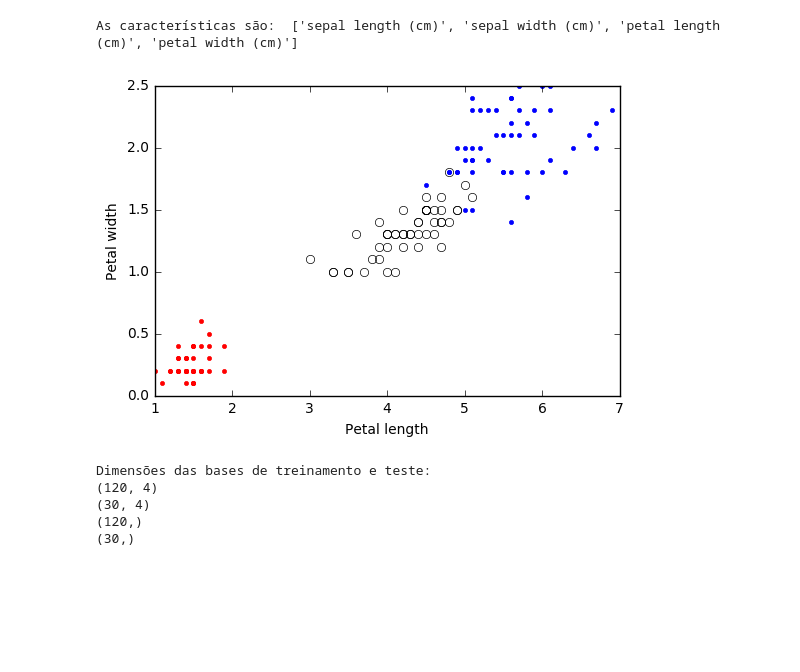
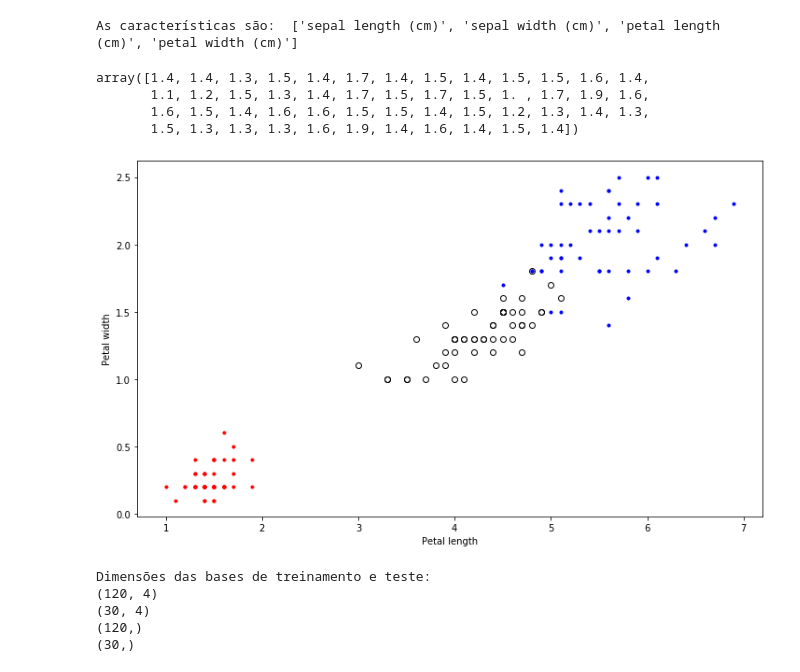
Before and after one commit to cordeirolibel/RPI, a Jupyter notebook: T01/decisionTree-inicial.ipynb, the cells around one changed output. Cells and saved outputs as stored; diff of their text form; code cells hidden in the pictures; blank space fills up the shorter version.

```diff
--- a/T01/decisionTree-inicial.ipynb
+++ b/T01/decisionTree-inicial.ipynb
@@ -31,28 +31,35 @@ y = iris.target #Sepal Length, Sepal Width, Petal Length and Petal Width.
 print("As características são: " , iris.feature_names)
 # %% [output]
 As características são:  ['sepal length (cm)', 'sepal width (cm)', 'petal length (cm)', 'petal width (cm)']
+# %%
+X[y==0][:,2]
+# %% [output]
+array([1.4, 1.4, 1.3, 1.5, 1.4, 1.7, 1.4, 1.5, 1.4, 1.5, 1.5, 1.6, 1.4,
+       1.1, 1.2, 1.5, 1.3, 1.4, 1.7, 1.5, 1.7, 1.5, 1. , 1.7, 1.9, 1.6,
+       1.6, 1.5, 1.4, 1.6, 1.6, 1.5, 1.5, 1.4, 1.5, 1.2, 1.3, 1.4, 1.3,
+       1.5, 1.3, 1.3, 1.3, 1.6, 1.9, 1.4, 1.6, 1.4, 1.5, 1.4])
 # %%
 ##########################
 #Exercício 01
 ##########################
 
 #plote o gráfico de dispersão.
 #Dica: analise o vetor de labels (y) e plote com cores
 #diferentes as características comprimento e largura da pétala
 #(armazenadas em X) de cada rótulo.
-plt.figure()
-plt.plot()
-plt.plot()
-plt.plot()
+plt.figure(figsize=(12,7))
+plt.plot(X[y==0][:,2], X[y==0][:,3], 'r.')
+plt.plot(X[y==1][:,2], X[y==1][:,3], 'ko', markerfacecolor='none', markeredgecolor='k')
+plt.plot(X[y==2][:,2], X[y==2][:,3], 'b.')
 plt.xlabel('Petal length')
 plt.ylabel('Petal width')
 plt.show()
 
 
 #analise visualmente como seriam as fronteiras de decisão,
 #considerando apenas cortes ortogonais.
 # %% [output]
-[figure, old version]
+[figure, new version]
 # %%
 #separando em conjunto de treinamento e teste
 X_train, X_test, y_train, y_test = train_test_split(iris.data, iris.target, test_size = 0.2)
```
Also changed, not shown: parts of 3 cells of this notebook.
